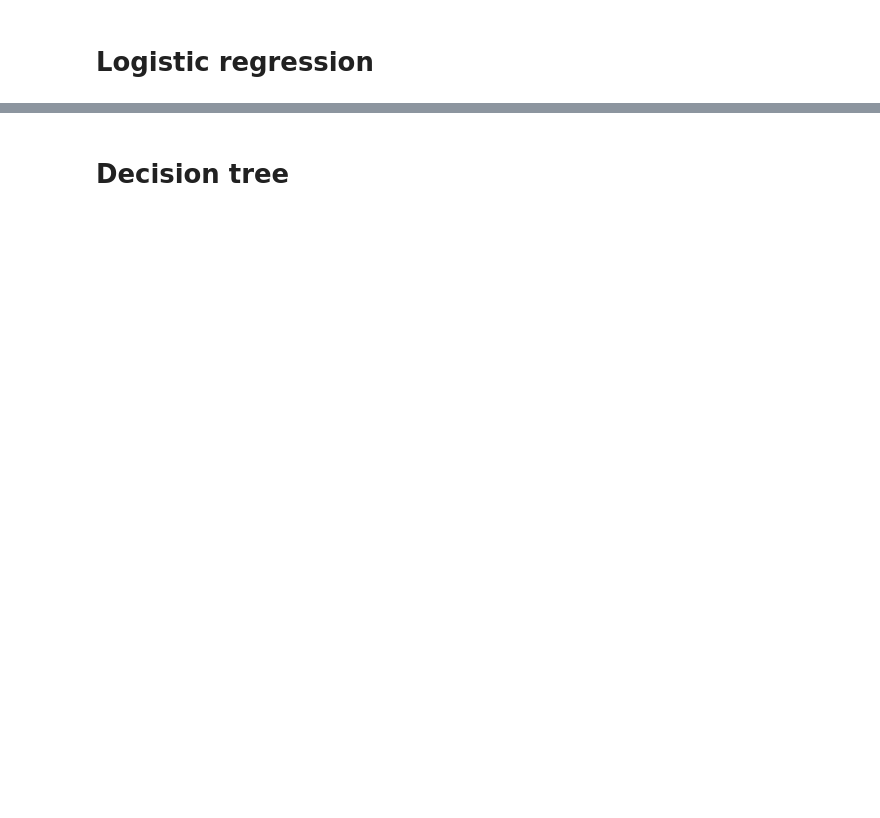
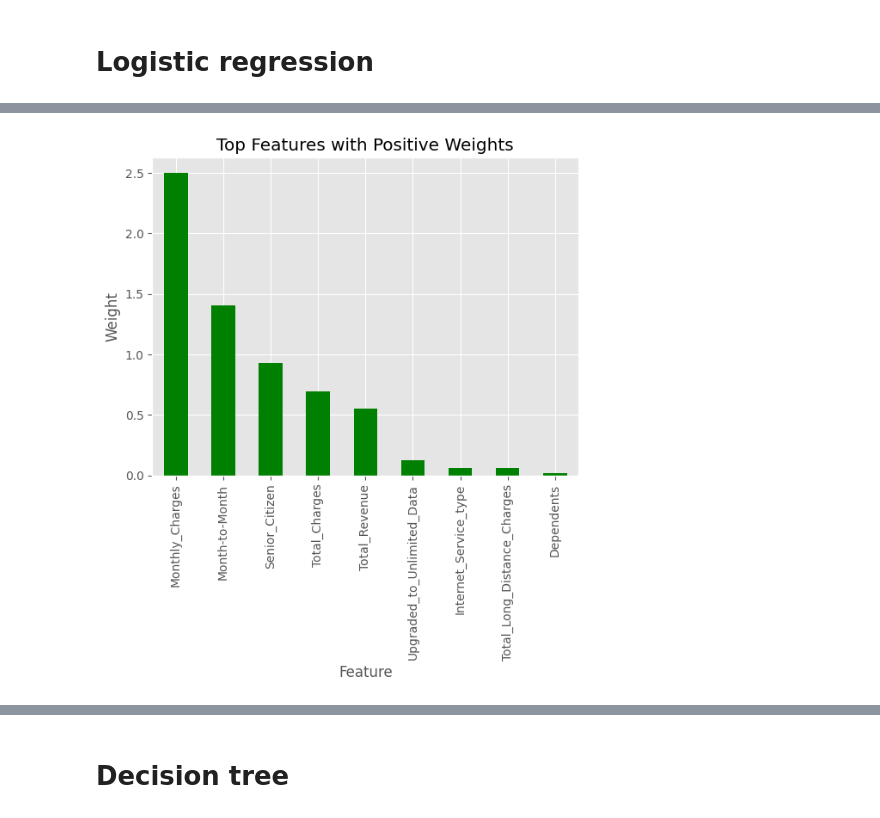
Before and after one commit to oneeyed-yggdrasil/CustomerSatisfaction, a Jupyter notebook: cc_new_01.ipynb, the cells around one changed output, grey strips where cells are left out. Drawn from its saved outputs; the diff is of its cells as text; code cells hidden in the pictures; blank space fills up the shorter version.

```diff
--- a/cc_new_01.ipynb
+++ b/cc_new_01.ipynb
@@ -787,0 +871,14 @@ print (weights.sort_values(ascending = False)[:10].plot(kind='bar'))
+# %%
+# To get the weights of all the variables
+weights = pd.Series(model.coef_[0],
+                 index=x.columns.values)
+# Extract features with positive weights
+positive_weights = weights[weights > 0].sort_values(ascending=False)[:10]
+# Plot the top features with positive weights
+positive_weights.plot(kind='bar', color='green')
+plt.title('Top Features with Positive Weights')
+plt.xlabel('Feature')
+plt.ylabel('Weight')
+plt.show()
+# %% [output]
+[figure, added]
```
Also changed, not shown: parts of 11 cells of this notebook, 1 other file.
